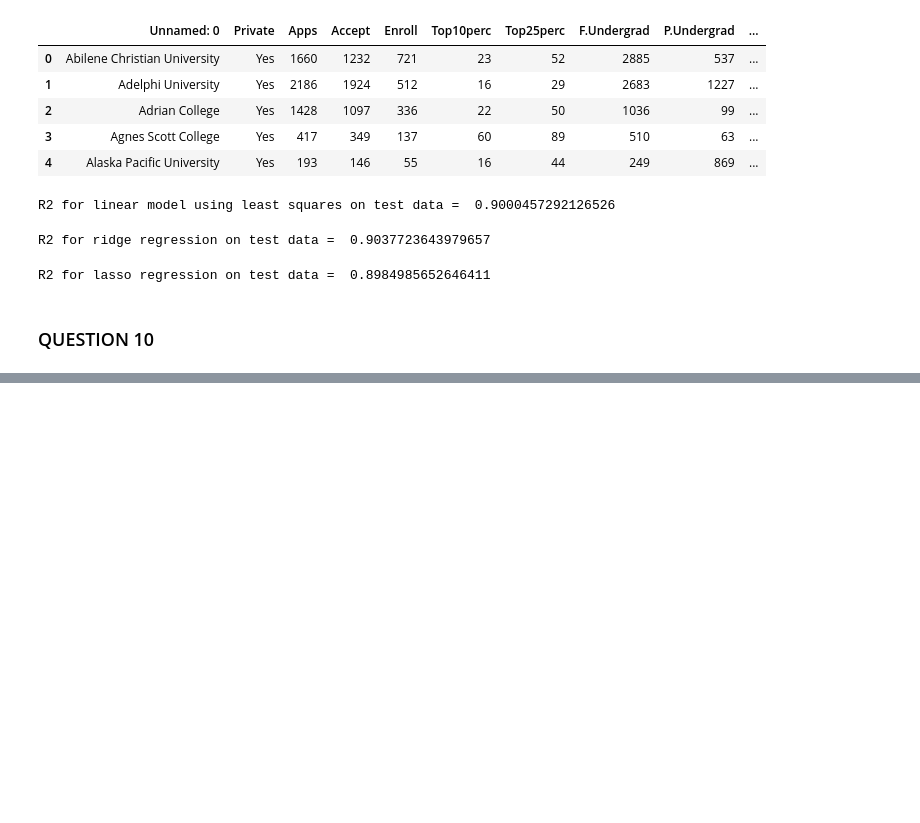
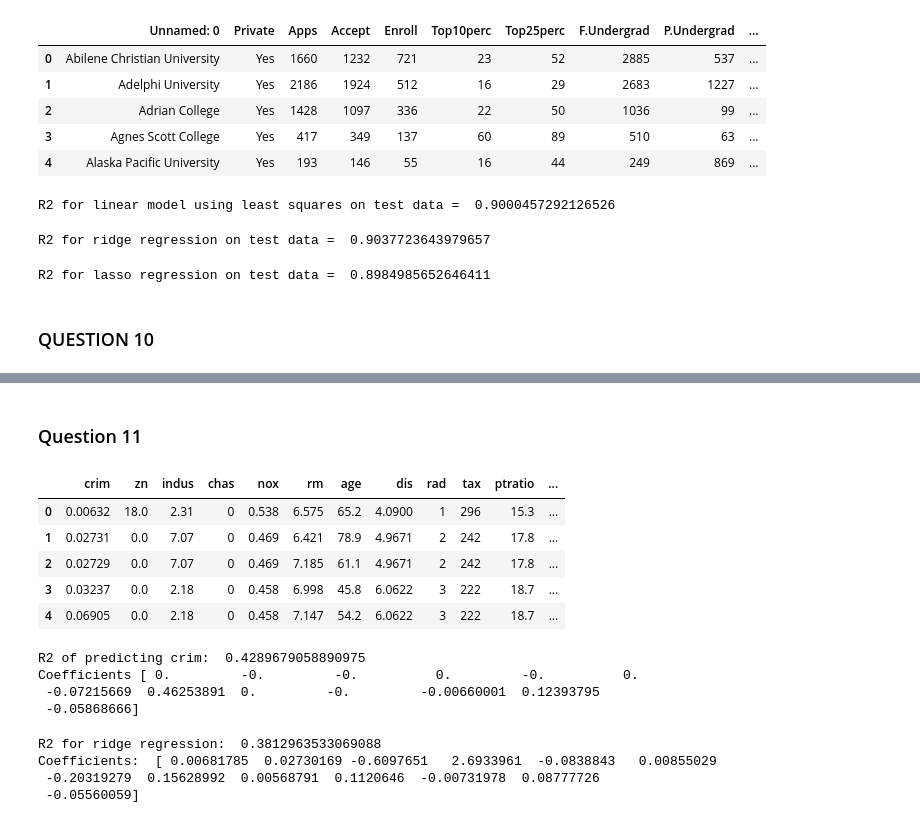
Before and after one commit to harshanurag/ISL, a Jupyter notebook: ch_6.ipynb, the cells around one changed output, grey strips where cells are left out. Drawn from its saved outputs; the diff is of its cells as text; code cells hidden in the pictures; blank space fills up the shorter version.

```diff
--- a/ch_6.ipynb
+++ b/ch_6.ipynb
@@ -268,0 +308,58 @@ x_train, x_test, y_train, y_test = train_test_split(df, y, random_state=0, test_
+# %% [markdown]
+### Question 11
+# %%
+boston = pd.read_csv('/home/harsh/Desktop/ISLR/dataset/Boston.csv')
+boston.head()
+# %% [output]
+|  | crim | zn | indus | chas | nox | rm | age | dis | rad | tax | ptratio | ... |
+| 0 | 0.00632 | 18.0 | 2.31 | 0 | 0.538 | 6.575 | 65.2 | 4.0900 | 1 | 296 | 15.3 | ... |
+| 1 | 0.02731 | 0.0 | 7.07 | 0 | 0.469 | 6.421 | 78.9 | 4.9671 | 2 | 242 | 17.8 | ... |
+| 2 | 0.02729 | 0.0 | 7.07 | 0 | 0.469 | 7.185 | 61.1 | 4.9671 | 2 | 242 | 17.8 | ... |
+| 3 | 0.03237 | 0.0 | 2.18 | 0 | 0.458 | 6.998 | 45.8 | 6.0622 | 3 | 222 | 18.7 | ... |
+| 4 | 0.06905 | 0.0 | 2.18 | 0 | 0.458 | 7.147 | 54.2 | 6.0622 | 3 | 222 | 18.7 | ... |
+# %%
+# (a)
+
+#Lasso CV
+alphas = np.linspace(.0001, .1, 1000)
+x = boston[boston.columns[1:]]
+y = boston['crim']
+
+#using CV to select alpha
+lr_lassocv = LassoCV(alphas=alphas, normalize=True, max_iter=100000).fit(x, y)
+
+alpha_chosen = lr_lassocv.alpha_
+lasso = Lasso(alpha=alpha_chosen, normalize=True, max_iter=10000).fit(x, y)
+print('R2 of predicting crim: ', lasso.score(x, y))
+print('Coefficients', lasso.coef_)
+
+'''
+Significant predictors according to Lasso: rad, lstat
+Lasso R2: 0.43
+'''
+# %% [output]
+R2 of predicting crim:  0.4289679058890975
+Coefficients [ 0.         -0.         -0.          0.         -0.          0.
+ -0.07215669  0.46253891  0.         -0.         -0.00660001  0.12393795
+ -0.05868666]
+# %%
+# (a)
+
+#Ridge Regression
+alphas = np.linspace(.01, 100, 1000)
+lr_ridgecv = RidgeCV(alphas=alphas, normalize=True, cv=5).fit(x, y)
+
+alpha_chosen = lr_ridgecv.alpha_
+ridge = Ridge(alpha=alpha_chosen, normalize=True).fit(x, y)
+print('R2 for ridge regression: ', ridge.score(x, y))
+print('Coefficients: ', ridge.coef_)
+
+'''
+Significant predictors according to Ridge regression: chas, nox, dis, rad
+Lasso R2: 0.38
+'''
+# %% [output]
+R2 for ridge regression:  0.3812963533069088
+Coefficients:  [ 0.00681785  0.02730169 -0.6097651   2.6933961  -0.0838843   0.00855029
+ -0.20319279  0.15628992  0.00568791  0.1120646  -0.00731978  0.08777726
+ -0.05560059]
```
Also changed, not shown: parts of 2 cells of this notebook.
